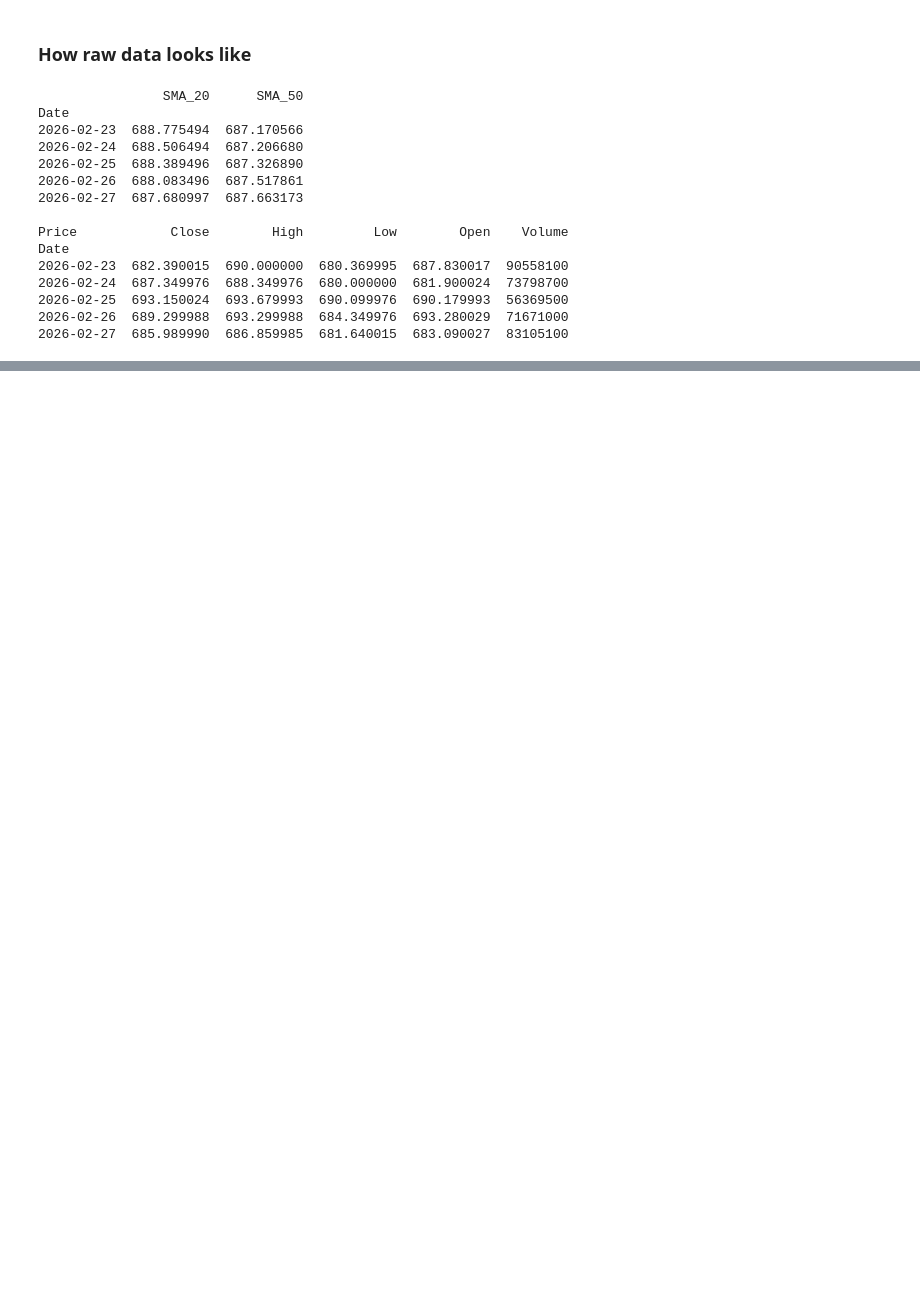
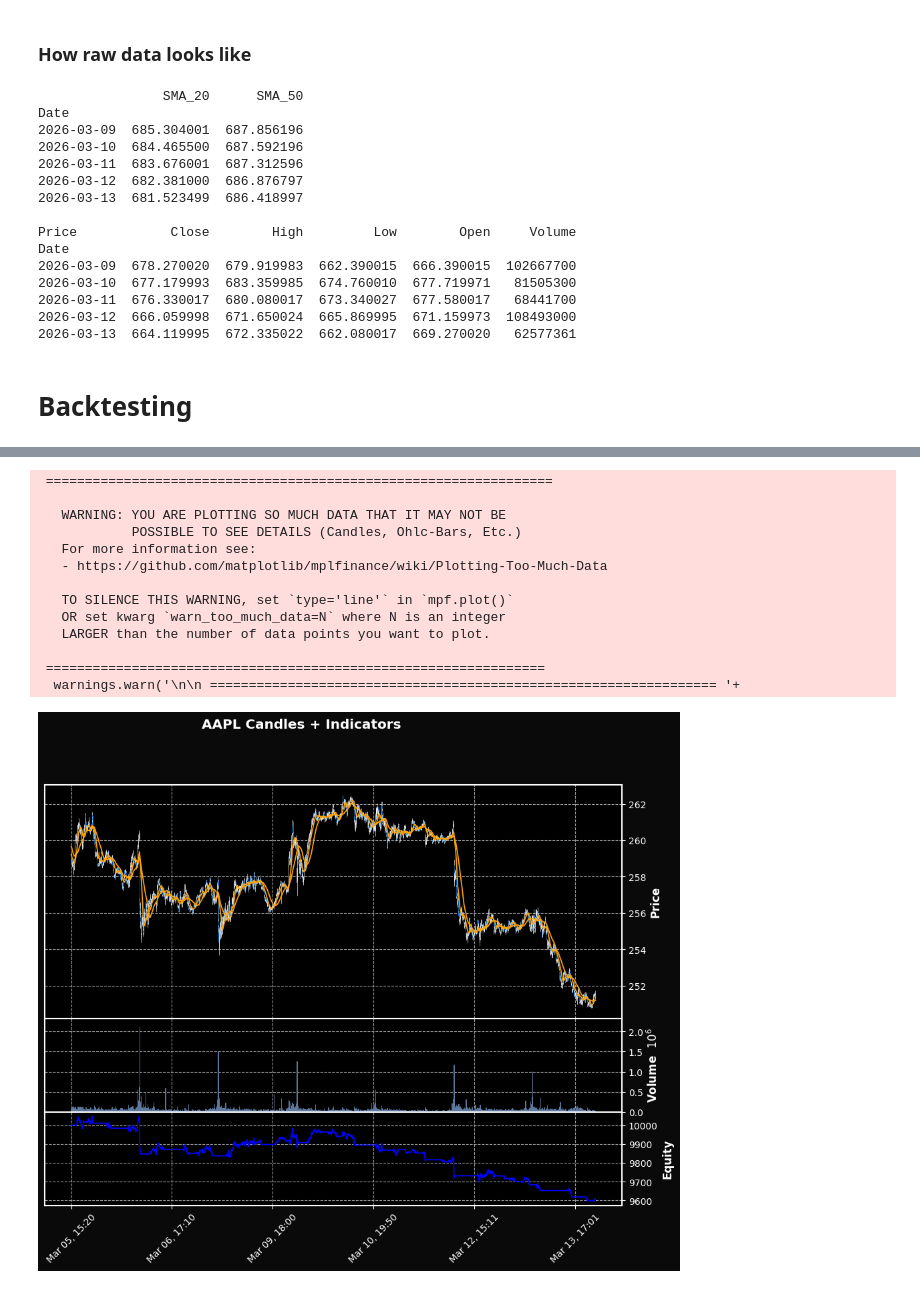
Before and after one commit to Charlie064/Quant_research, a Jupyter notebook: notebooks/initial_experimentation.ipynb, the cells around one changed output, grey strips where cells are left out. Cells and saved outputs as stored; diff of their text form; code cells hidden in the pictures; blank space fills up the shorter version.

```diff
--- a/notebooks/initial_experimentation.ipynb
+++ b/notebooks/initial_experimentation.ipynb
@@ -18,22 +19,28 @@ dm.plot()
 # %% [markdown]
 ### How raw data looks like
 # %%
-print(dm.indicators.tail())
+# Add SMA 20 and 50
+dm.add_sma(20)
+dm.add_sma(50)
+
+print(dm.indicators["SPY"].tail())
 print()
 print(dm.data.tail())
 # %% [output]
                 SMA_20      SMA_50
 Date
-2026-02-23  688.775494  687.170566
-2026-02-24  688.506494  687.206680
-2026-02-25  688.389496  687.326890
-2026-02-26  688.083496  687.517861
-2026-02-27  687.680997  687.663173
+2026-03-09  685.304001  687.856196
+2026-03-10  684.465500  687.592196
+2026-03-11  683.676001  687.312596
+2026-03-12  682.381000  686.876797
+2026-03-13  681.523499  686.418997
 
-Price            Close        High         Low        Open    Volume
+Price            Close        High         Low        Open     Volume
 Date
-2026-02-23  682.390015  690.000000  680.369995  687.830017  90558100
-2026-02-24  687.349976  688.349976  680.000000  681.900024  73798700
-2026-02-25  693.150024  693.679993  690.099976  690.179993  56369500
-2026-02-26  689.299988  693.299988  684.349976  693.280029  71671000
-2026-02-27  685.989990  686.859985  681.640015  683.090027  83105100
+2026-03-09  678.270020  679.919983  662.390015  666.390015  102667700
+2026-03-10  677.179993  683.359985  674.760010  677.719971   81505300
+2026-03-11  676.330017  680.080017  673.340027  677.580017   68441700
+2026-03-12  666.059998  671.650024  665.869995  671.159973  108493000
+2026-03-13  664.119995  672.335022  662.080017  669.270020   62577361
+# %% [markdown]
+# Backtesting
@@ -39,0 +54,36 @@ Date
+# %%
+# 1. Load SPY data
+dm = DataManager(ticker="AAPL", interval="1m", period="7d")
+
+# 2. Initialize strategy
+strategy = sma_crossover.SMACrossover(dm=dm, short_window=20, long_window=50)
+
+# 3. Initialize risk and sizing objects
+risk_manager = base_risk.StopLossTakeProfit(stop_loss=0.05, take_profit=0.10)
+position_sizer = base_size.PositionSizer()  # assuming a get_size(cash, price) method
+
+# 4. Initialize backtester
+backtester = Backtester(
+    data_manager=dm,
+    strategy=strategy,
+    risk=risk_manager,
+    sizer=position_sizer,
+    initial_capital=10000
+)
+
+# 5. Run backtest
+equity_curve = backtester.run()
+
+print("Backtest complete!")
+print(backtester.positions)
+print(backtester.trades)
+
+print(equity_curve.head())
+print(equity_curve.tail())
+print(equity_curve.isna().sum())
+print(len(backtester.trades))
+print(backtester.trades)
+
+# 6. Plot
+plot_candles(dm=dm, ticker="AAPL", add_indicators=True, add_equity=equity_curve)
+# %% [output]
@@ -39,0 +110,14 @@ Date
+ =================================================================
+
+   WARNING: YOU ARE PLOTTING SO MUCH DATA THAT IT MAY NOT BE
+            POSSIBLE TO SEE DETAILS (Candles, Ohlc-Bars, Etc.)
+   For more information see:
+   - https://github.com/matplotlib/mplfinance/wiki/Plotting-Too-Much-Data
+
+   TO SILENCE THIS WARNING, set `type='line'` in `mpf.plot()`
+   OR set kwarg `warn_too_much_data=N` where N is an integer
+   LARGER than the number of data points you want to plot.
+
+ ================================================================
+  warnings.warn('\n\n ================================================================= '+
+[figure, added]
```
Also changed, not shown: parts of 4 cells of this notebook, 17 other files.
